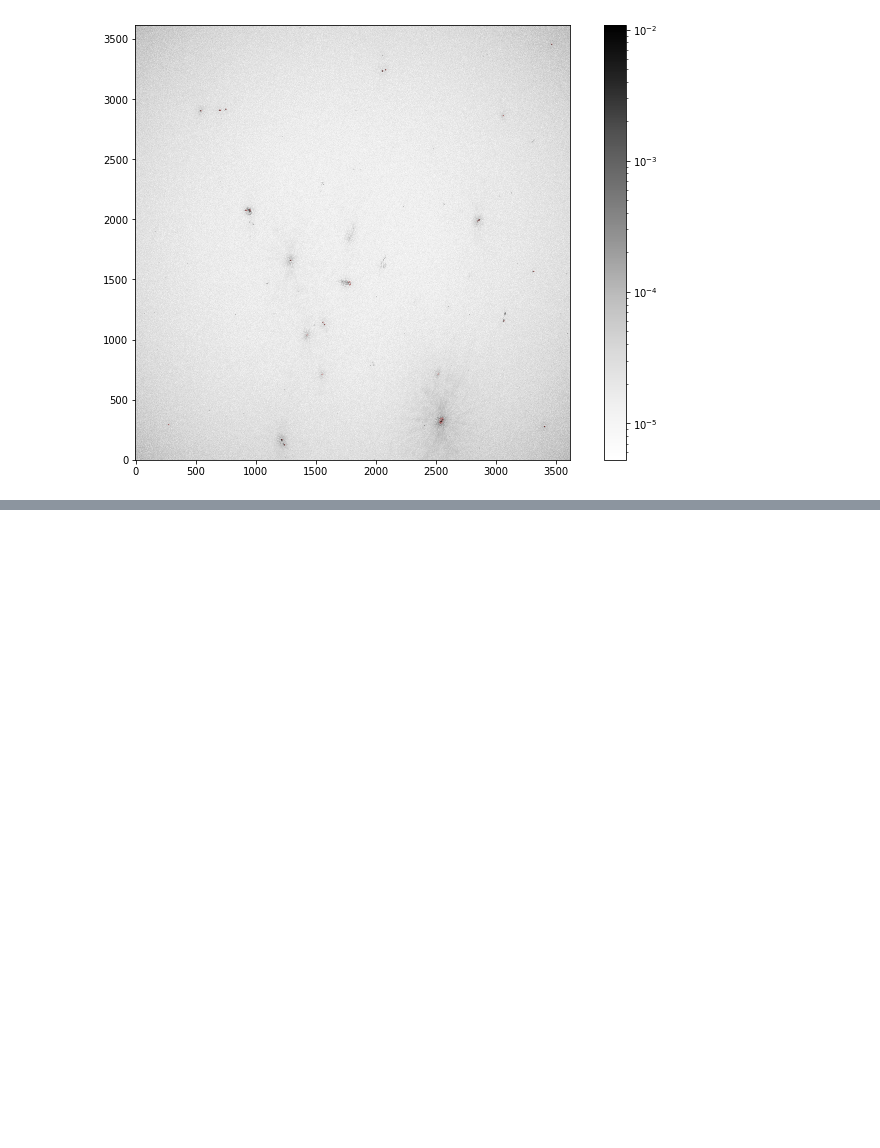
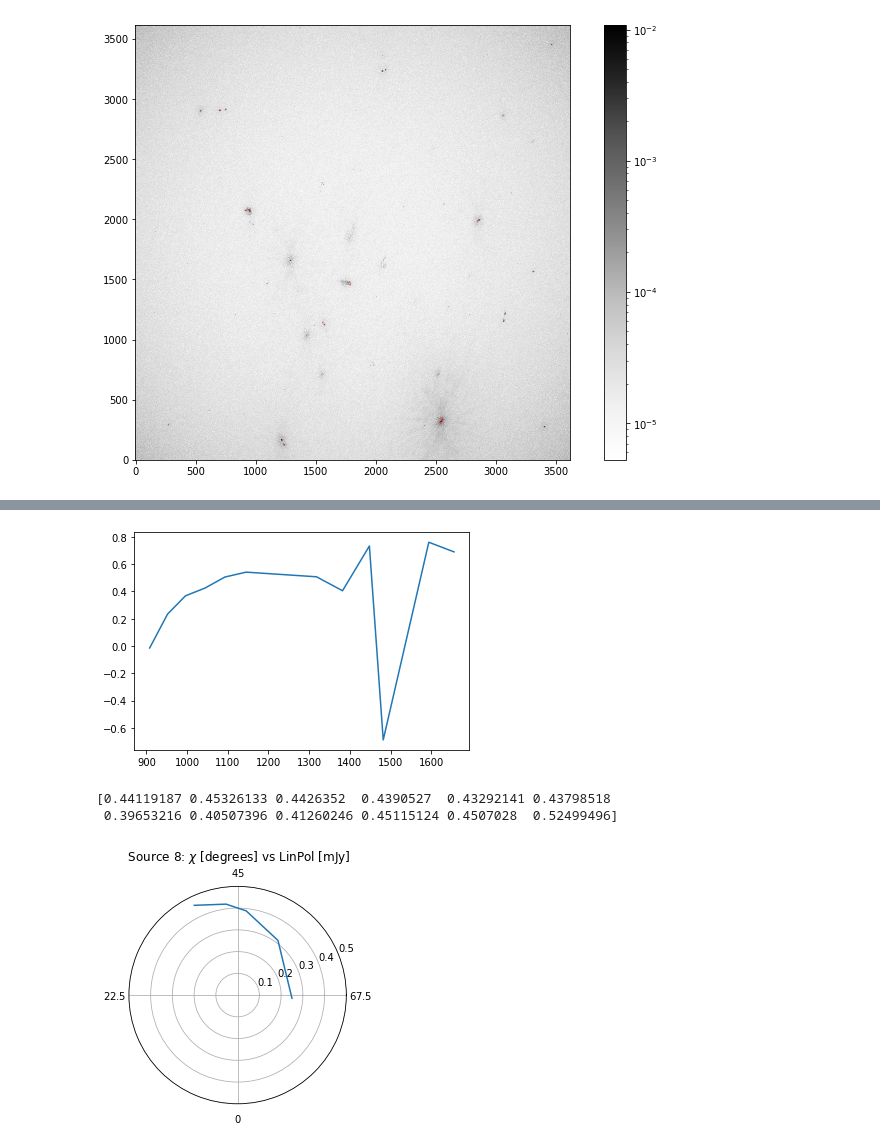
Before and after one commit to Woutmg/Meerkat_FracPol, a Jupyter notebook: Abell 85 Linpol sourceselect.ipynb, the cells around one changed output, grey strips where cells are left out. Cells and saved outputs as stored; diff of their text form; code cells hidden in the pictures; blank space fills up the shorter version.

Commit message:
Analyzed rotation of sources vs frequency

```diff
--- a/Abell 85 Linpol sourceselect.ipynb
+++ b/Abell 85 Linpol sourceselect.ipynb
@@ -103,0 +152,41 @@ plt.savefig('ACO85_Linpol_FreqmeanSourcedetect.pdf', dpi=500)
+# %%
+I_phot_table = np.zeros((12, len(sources)))
+Q_phot_table = np.zeros((12, len(sources)))
+U_phot_table = np.zeros((12, len(sources)))
+V_phot_table = np.zeros((12, len(sources)))
+
+for n in range(12):
+    I_slice_phot = photometry(I_cube[n], apers)
+    Q_slice_phot = photometry(Q_cube[n], apers)
+    U_slice_phot = photometry(U_cube[n], apers)
+    V_slice_phot = photometry(V_cube[n], apers)
+    for i in range(len(sources)):
+        I_phot_table[n, i] = I_slice_phot[i]['residual_aperture_sum']
+        Q_phot_table[n, i] = Q_slice_phot[i]['residual_aperture_sum']
+        U_phot_table[n, i] = U_slice_phot[i]['residual_aperture_sum']
+        V_phot_table[n, i] = V_slice_phot[i]['residual_aperture_sum']
+# %%
+Pol_Angles = 0.5*np.arctan(U_phot_table/Q_phot_table)
+Freqs = np.array([908, 952, 996, 1044, 1093, 1145, 1318, 1382, 1448, 1482, 1594, 1656])# MHz
+plt.plot(Freqs, Pol_Angles[:,8])
+plt.show()
+print(I_phot_table[:,3])
+fig, ax = plt.subplots(subplot_kw={'projection': 'polar'})
+ax.plot(4*Pol_Angles[:5,8], np.sqrt(Q_phot_table[:5,8]**2+U_phot_table[:5,8]**2))
+ax.set_rmax(0.5)
+ax.set_xticks(np.pi/180 * np.linspace(270,  0, 4))
+ax.set_xticklabels([
+    r'$0$',
+    r'$22.5$',
+    r'$45$',
+    r'$67.5$'],
+    fontsize=10)
+ax.grid(True)
+
+ax.set_title(r" Source 8: $\chi$ [degrees] vs LinPol [mJy]")
+plt.show()
+# %% [output]
+[figure, added]
+[0.44119187 0.45326133 0.4426352  0.4390527  0.43292141 0.43798518
+ 0.39653216 0.40507396 0.41260246 0.45115124 0.4507028  0.52499496]
+[figure, added]
```
Also changed, not shown: parts of 4 cells of this notebook, 4 other files.
